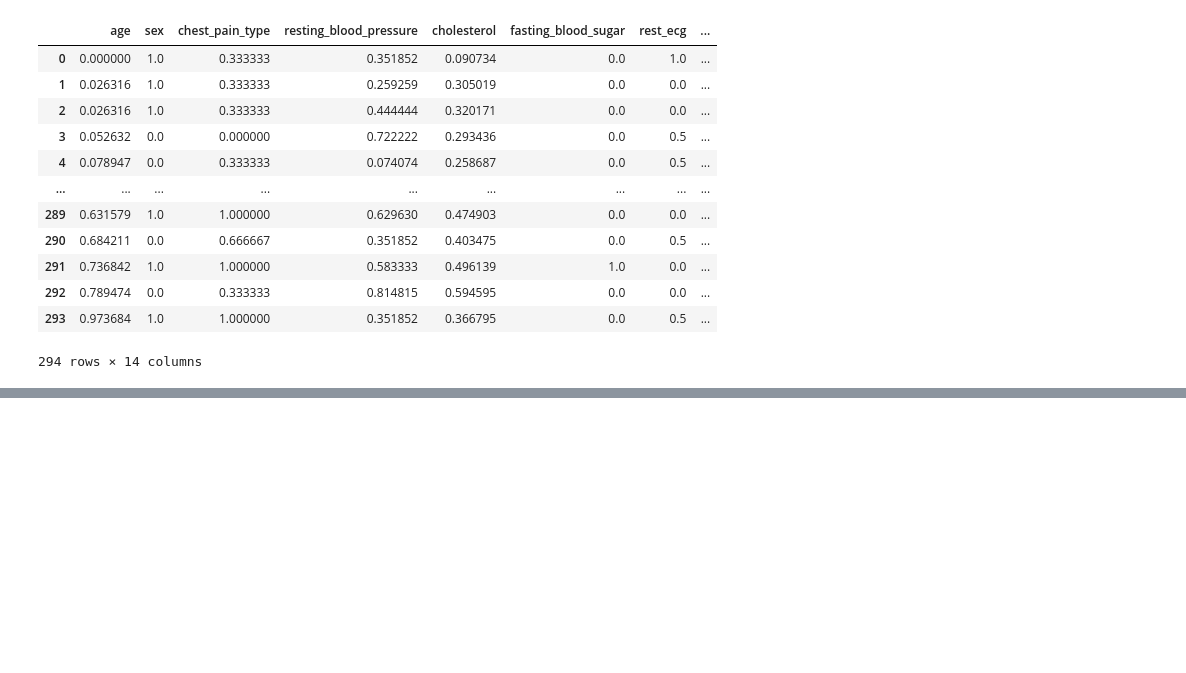
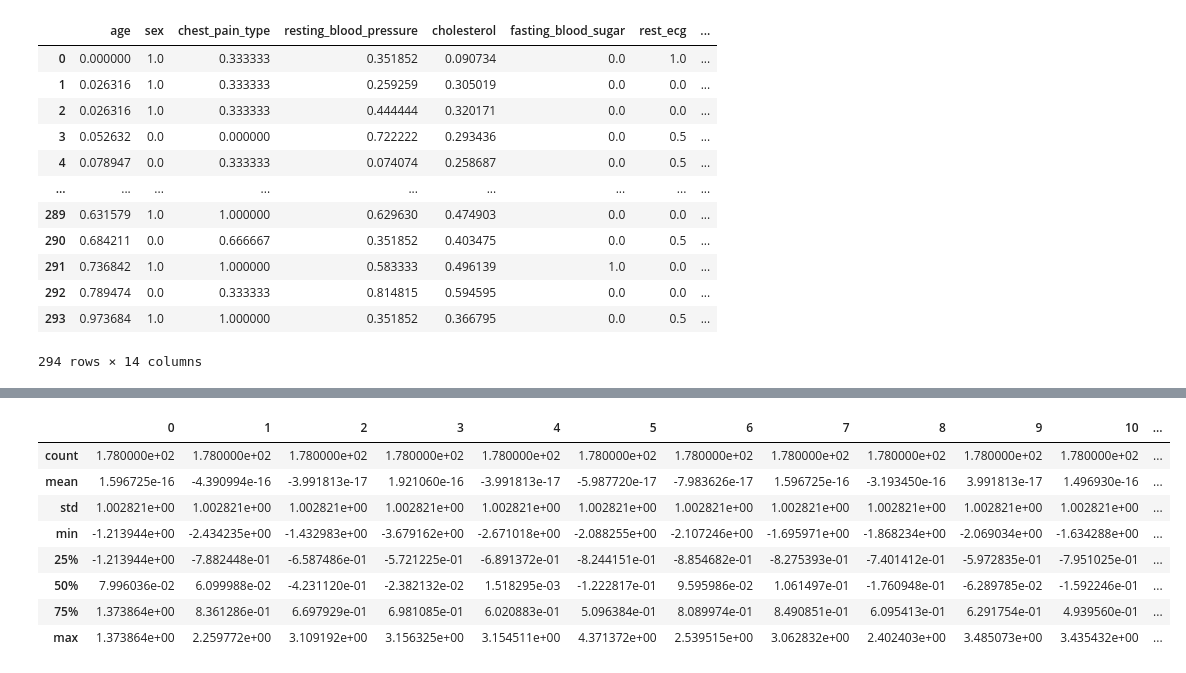
Before and after one commit to laisy/RP-2022.1, a Jupyter notebook: semana 5/semana_5.ipynb, the cells around one changed output, grey strips where cells are left out. Saved outputs shown, nothing was run; the diff lists cells and outputs as text; code cells hidden in the pictures; blank space fills up the shorter version.

```diff
--- a/semana 5/semana_5.ipynb
+++ b/semana 5/semana_5.ipynb
@@ -472,0 +625,15 @@ intervalo de confiança:
+# %%
+ss = StandardScaler()
+df[num_cols] = ss.fit_transform(df[num_cols])
+df[num_cols].describe()
+1.596725e-16
+# %% [output]
+|  | 0 | 1 | 2 | 3 | 4 | 5 | 6 | 7 | 8 | 9 | 10 | ... |
+| count | 1.780000e+02 | 1.780000e+02 | 1.780000e+02 | 1.780000e+02 | 1.780000e+02 | 1.780000e+02 | 1.780000e+02 | 1.780000e+02 | 1.780000e+02 | 1.780000e+02 | 1.780000e+02 | ... |
+| mean | 1.596725e-16 | -4.390994e-16 | -3.991813e-17 | 1.921060e-16 | -3.991813e-17 | -5.987720e-17 | -7.983626e-17 | 1.596725e-16 | -3.193450e-16 | 3.991813e-17 | 1.496930e-16 | ... |
+| std | 1.002821e+00 | 1.002821e+00 | 1.002821e+00 | 1.002821e+00 | 1.002821e+00 | 1.002821e+00 | 1.002821e+00 | 1.002821e+00 | 1.002821e+00 | 1.002821e+00 | 1.002821e+00 | ... |
+| min | -1.213944e+00 | -2.434235e+00 | -1.432983e+00 | -3.679162e+00 | -2.671018e+00 | -2.088255e+00 | -2.107246e+00 | -1.695971e+00 | -1.868234e+00 | -2.069034e+00 | -1.634288e+00 | ... |
+| 25% | -1.213944e+00 | -7.882448e-01 | -6.587486e-01 | -5.721225e-01 | -6.891372e-01 | -8.244151e-01 | -8.854682e-01 | -8.275393e-01 | -7.401412e-01 | -5.972835e-01 | -7.951025e-01 | ... |
+| 50% | 7.996036e-02 | 6.099988e-02 | -4.231120e-01 | -2.382132e-02 | 1.518295e-03 | -1.222817e-01 | 9.595986e-02 | 1.061497e-01 | -1.760948e-01 | -6.289785e-02 | -1.592246e-01 | ... |
+| 75% | 1.373864e+00 | 8.361286e-01 | 6.697929e-01 | 6.981085e-01 | 6.020883e-01 | 5.096384e-01 | 8.089974e-01 | 8.490851e-01 | 6.095413e-01 | 6.291754e-01 | 4.939560e-01 | ... |
+| max | 1.373864e+00 | 2.259772e+00 | 3.109192e+00 | 3.156325e+00 | 3.154511e+00 | 4.371372e+00 | 2.539515e+00 | 3.062832e+00 | 2.402403e+00 | 3.485073e+00 | 3.435432e+00 | ... |
```
Also changed, not shown: parts of 18 cells of this notebook.
